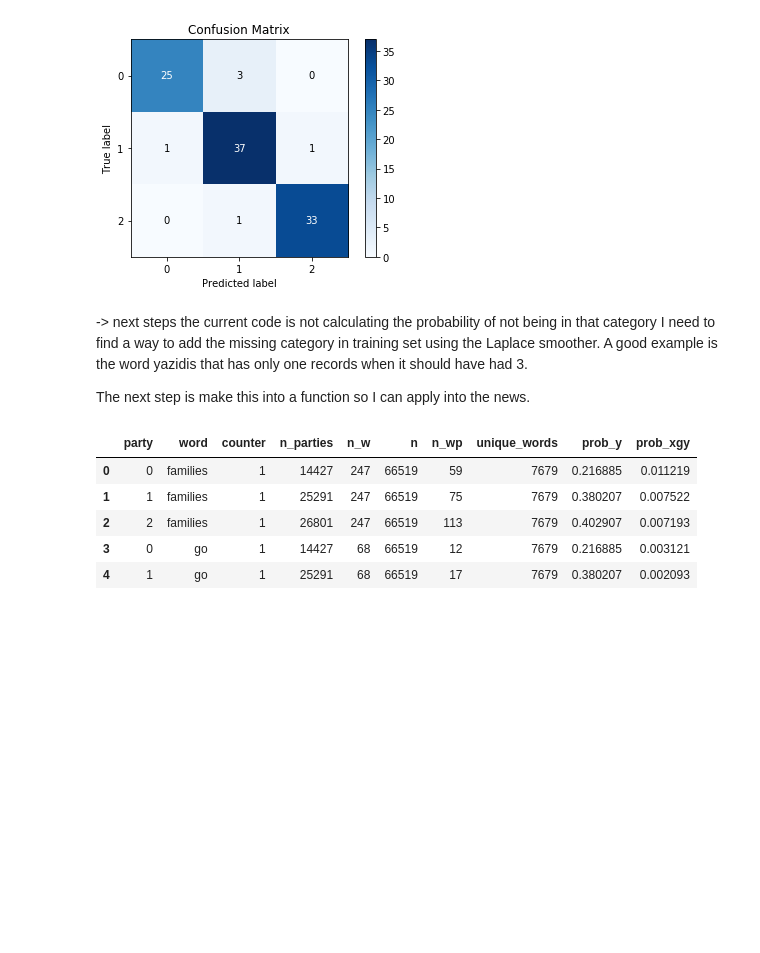
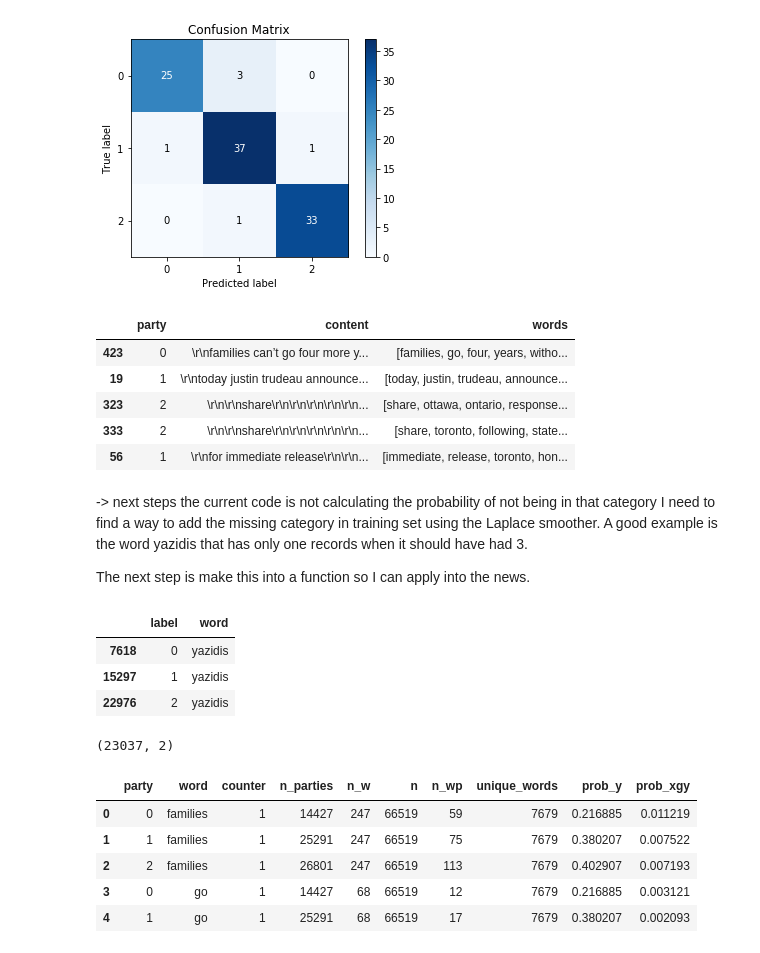
Before and after one commit to dresenhista/canada_election2019, a Jupyter notebook: election2019.ipynb, the cells around one changed output. Saved outputs shown, nothing was run; the diff lists cells and outputs as text; code cells hidden in the pictures; blank space fills up the shorter version.

```diff
--- a/election2019.ipynb
+++ b/election2019.ipynb
@@ -146,7 +146,15 @@ skplt.metrics.plot_confusion_matrix(y_test, y_pred);
 # %%
 #tokenize the press release and lower case and remove stop words
 training_set = pd.DataFrame(data = {'party': y_train, "content":X_train})
 training_set = sentence_to_word(training_set, 'content', stop)
+training_set.head()
+# %% [output]
+|  | party | content | words |
+| 423 | 0 | \r\nfamilies can’t go four more y... | [families, go, four, years, witho... |
+| 19 | 1 | \r\ntoday justin trudeau announce... | [today, justin, trudeau, announce... |
+| 323 | 2 | \r\n\r\nshare\r\n\r\n\r\n\r\n\r\n... | [share, ottawa, ontario, response... |
+| 333 | 2 | \r\n\r\nshare\r\n\r\n\r\n\r\n\r\n... | [share, toronto, following, state... |
+| 56 | 1 | \r\nfor immediate release\r\n\r\n... | [immediate, release, toronto, hon... |
 # %%
 #counts the frequency
 rows = list()
@@ -182,0 +226,42 @@ The next step is make this into a function so I can apply into the news.
+# %%
+def contigence_table(df, content_key, label_key, stop):
+    '''
+    df needs to be in the content/label format,
+    content and label is the name of the variables within the df
+    stop is the stop words that we need to remove from the the content
+    '''
+    #vectorize the words and we remove the stop words and lower case
+    df = sentence_to_word(df, content_key, stop)
+
+    #make the vector words into rows of the dataframe
+    single_words = vector_to_list (df, label_key)
+
+    #create a unique word/ label df
+    uniques = label_and_words_unique(single_words, label_key)
+
+    ct = cartesian_product(uniques['label_df'][uniques['label_df'].columns[0]], uniques['words_df'][uniques['words_df'].columns[0]])
+
+
+
+    return ct
+
+#tokenize the press release and lower case and remove stop words
+training_set = pd.DataFrame(data = {'party': y_train, "content":X_train})
+# training_set = sentence_to_word(training_set, 'content', stop)
+# training_set.head()
+test = contigence_table(training_set, 'content', 'party', stop)
+test[test['word']=='yazidis']
+# %% [output]
+|  | label | word |
+| 7618 | 0 | yazidis |
+| 15297 | 1 | yazidis |
+| 22976 | 2 | yazidis |
+# %%
+party = label_and_words_unique(single_words, 'party', 'word')['label_df']
+training_words = label_and_words_unique(single_words, 'party', 'word')['words_df']
+
+d_test = cartesian_product(party['party'], training_words['word'])
+d_test.sort_values(by=['word', 'label'] , ascending = [True, True], inplace = True)
+d_test.shape
+# %% [output]
+(23037, 2)
```
Also changed, not shown: parts of 4 cells of this notebook, 1 other file.
